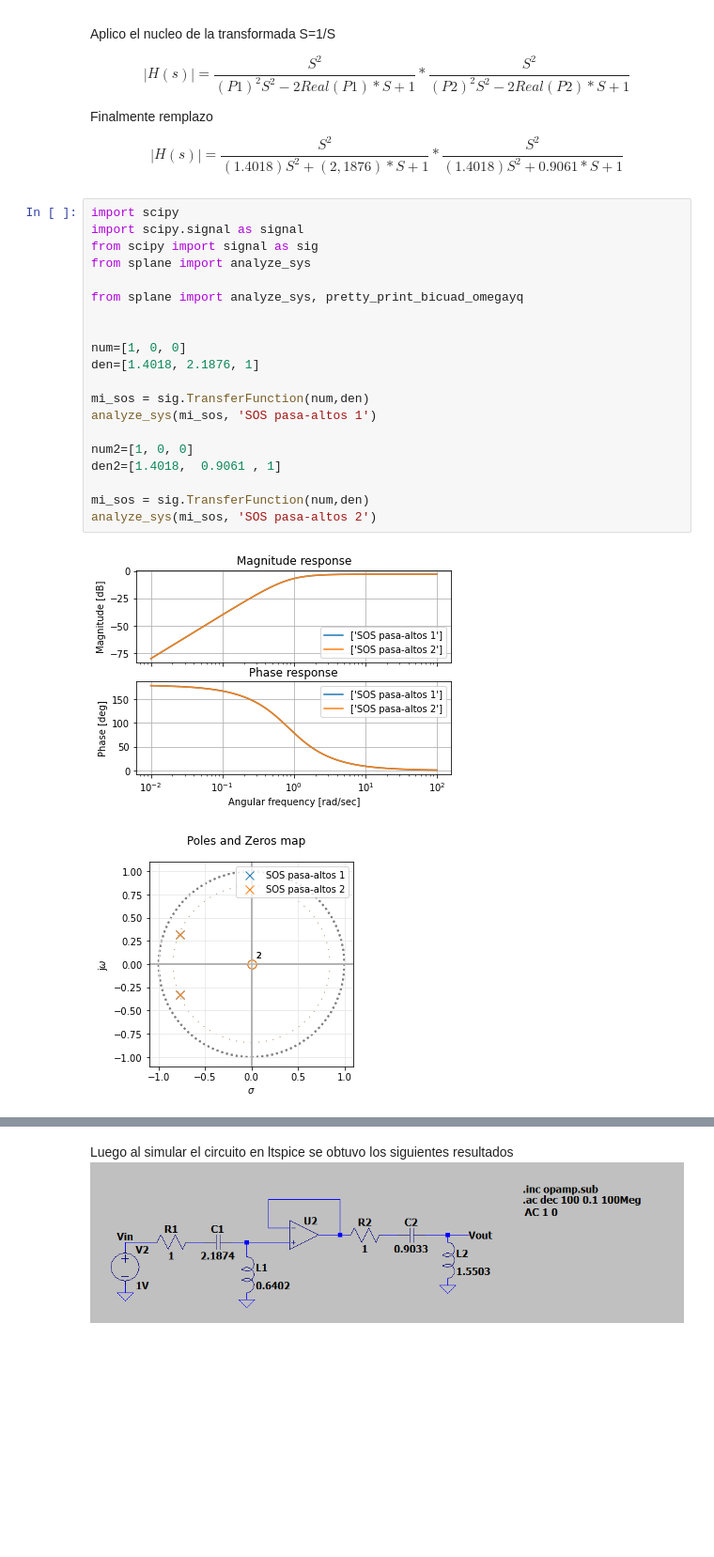
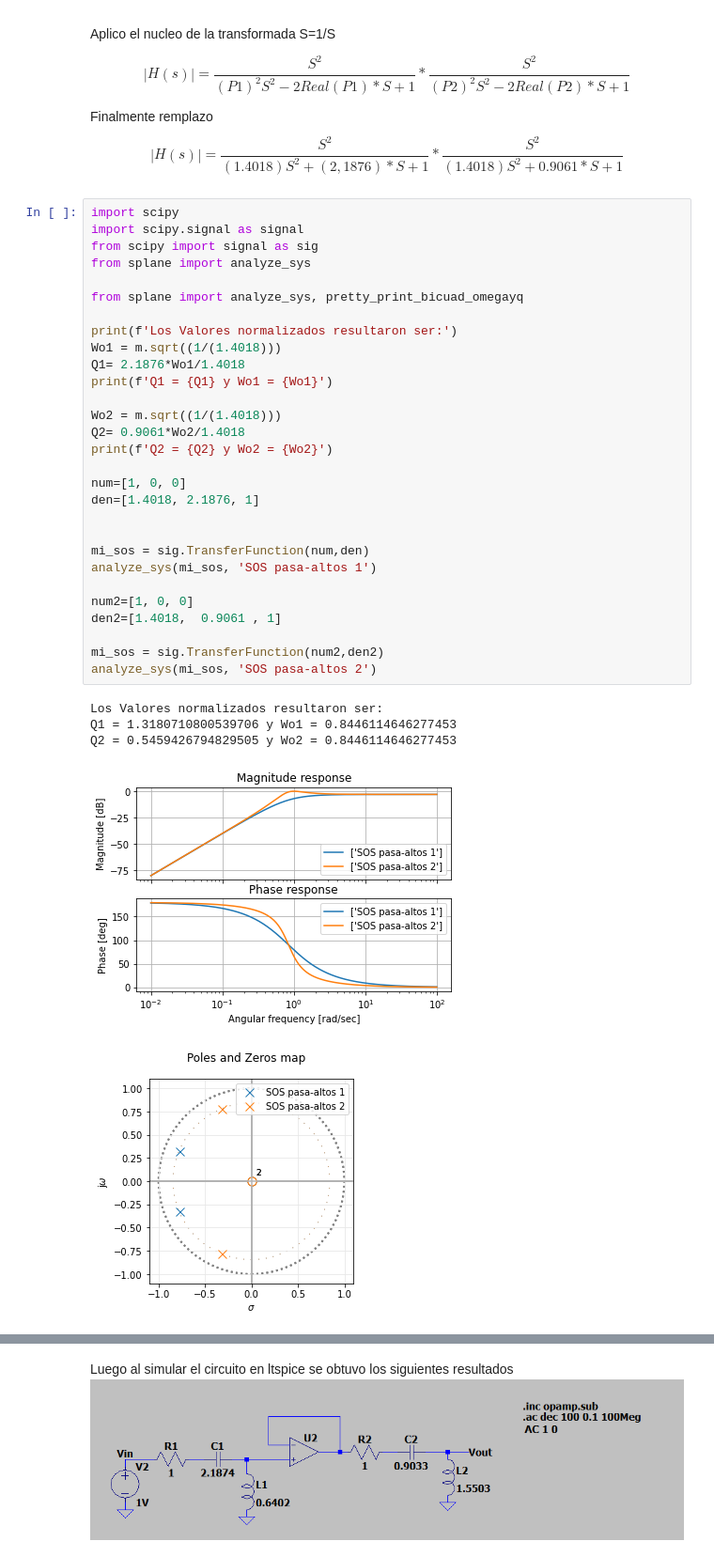
Before and after one commit to npepe/Tc2, a Jupyter notebook: TS3/TS3.ipynb, the cells around one changed output, grey strips where cells are left out. Shown: that part at 94% size. Drawn from its saved outputs; the diff is of its cells as text; blank space fills up the shorter version.

```diff
--- a/TS3/TS3.ipynb
+++ b/TS3/TS3.ipynb
@@ -129,23 +129,35 @@ Finalmente remplazo
 # %%
 import scipy
 import scipy.signal as signal
 from scipy import signal as sig
 from splane import analyze_sys
 
 from splane import analyze_sys, pretty_print_bicuad_omegayq
 
+print(f'Los Valores normalizados resultaron ser:')
+Wo1 = m.sqrt((1/(1.4018)))
+Q1= 2.1876*Wo1/1.4018
+print(f'Q1 = {Q1} y Wo1 = {Wo1}')
+
+Wo2 = m.sqrt((1/(1.4018)))
+Q2= 0.9061*Wo2/1.4018
+print(f'Q2 = {Q2} y Wo2 = {Wo2}')
 
 num=[1, 0, 0]
 den=[1.4018, 2.1876, 1]
+
 
 mi_sos = sig.TransferFunction(num,den)
 analyze_sys(mi_sos, 'SOS pasa-altos 1')
 
 num2=[1, 0, 0]
 den2=[1.4018,  0.9061 , 1]
 
-mi_sos = sig.TransferFunction(num,den)
+mi_sos = sig.TransferFunction(num2,den2)
 analyze_sys(mi_sos, 'SOS pasa-altos 2')
 # %% [output]
+Los Valores normalizados resultaron ser:
+Q1 = 1.3180710800539706 y Wo1 = 0.8446114646277453
+Q2 = 0.5459426794829505 y Wo2 = 0.8446114646277453
-[figure, old version]
+[figure, new version]
-[figure, old version]
+[figure, new version]
```
Also changed, not shown: parts of 1 cell of this notebook, 2 other files.
